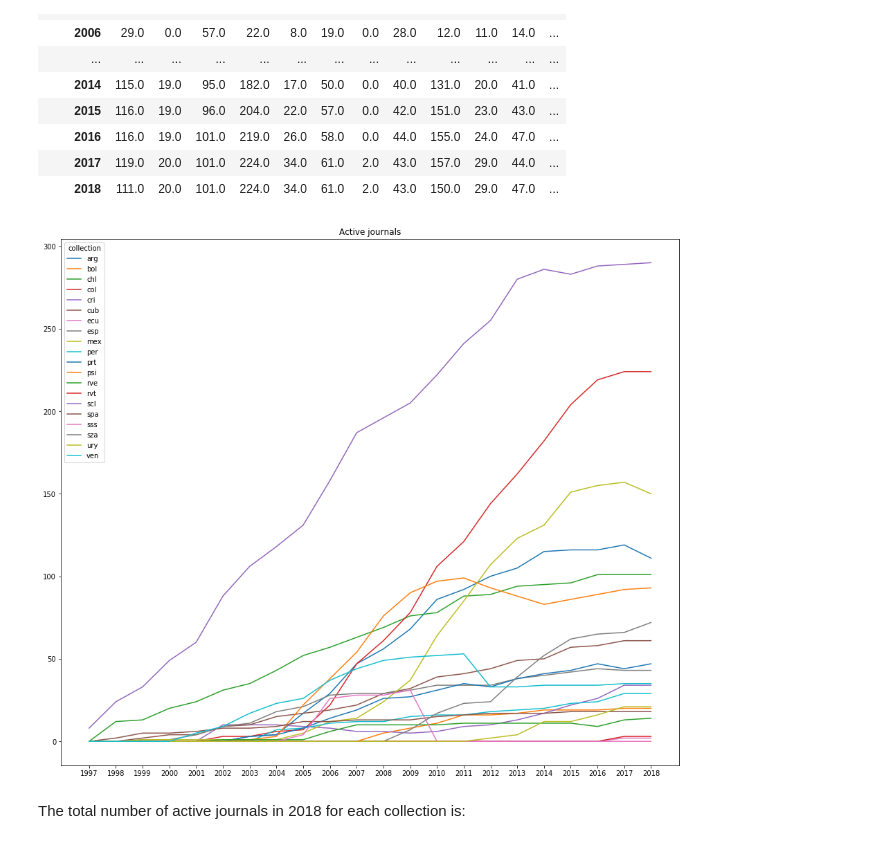
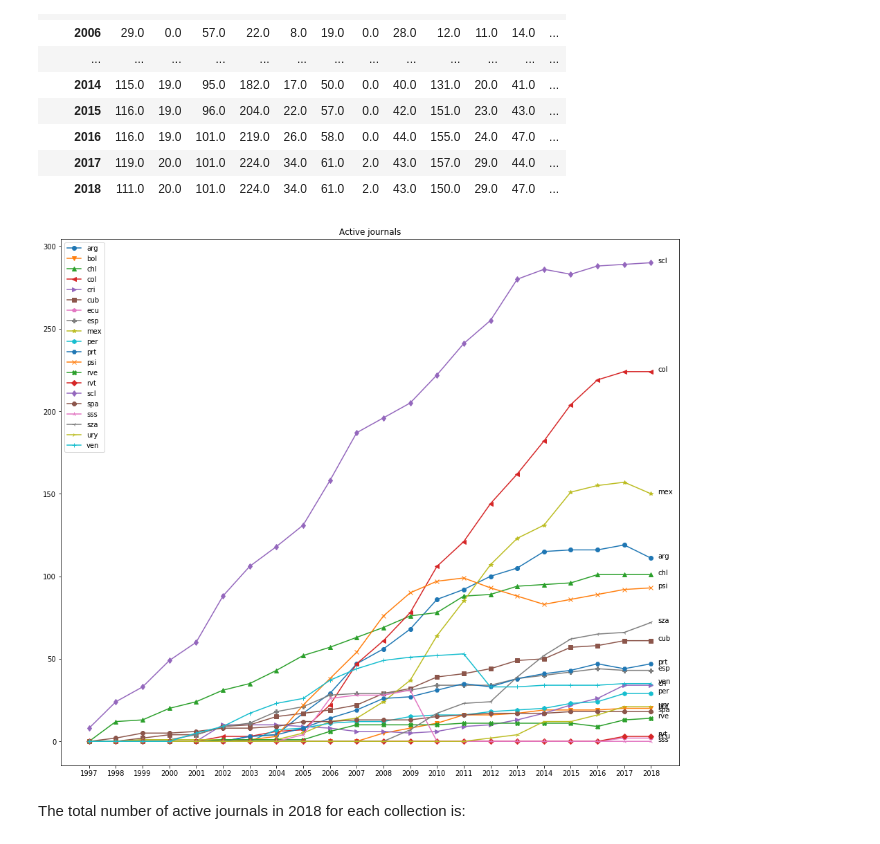
Before and after one commit to scieloorg/scielo20gt6, a Jupyter notebook: active_journals.ipynb, the cells around one changed output. Drawn from its saved outputs; the diff is of its cells as text; code cells hidden in the pictures.

```diff
--- a/active_journals.ipynb
+++ b/active_journals.ipynb
@@ -429,11 +524,22 @@ active_on
 | 2016 | 116.0 | 19.0 | 101.0 | 219.0 | 26.0 | 58.0 | 0.0 | 44.0 | 155.0 | 24.0 | 47.0 | ... |
 | 2017 | 119.0 | 20.0 | 101.0 | 224.0 | 34.0 | 61.0 | 2.0 | 43.0 | 157.0 | 29.0 | 44.0 | ... |
 | 2018 | 111.0 | 20.0 | 101.0 | 224.0 | 34.0 | 61.0 | 2.0 | 43.0 | 150.0 | 29.0 | 47.0 | ... |
+# %%
+def add_markers_and_annotation(ax):
+    # Apply the markers
+    for line, marker in zip(ax.get_lines(), "ov^<>spP*hHxXDd8234+1.,"):
+        line.set_marker(marker)
+        col = line.get_label()
+        x, y = line.get_data()
+        ax.annotate(col, xy=(x[-1], y[-1]), xytext=(10,0),
+                    textcoords="offset points")
+    ax.legend()
 # %%
 active_on.plot(figsize=(16, 14), xticks=active_on.index,
-               title="Active journals");
+               title="Active journals")
+add_markers_and_annotation(plt.gca())
 # %% [output]
-[figure, old version]
+[figure, new version]
 # %% [markdown]
 The total number of active journals in 2018 for each collection is:
 # %%
```
Also changed, not shown: parts of 18 cells of this notebook.
